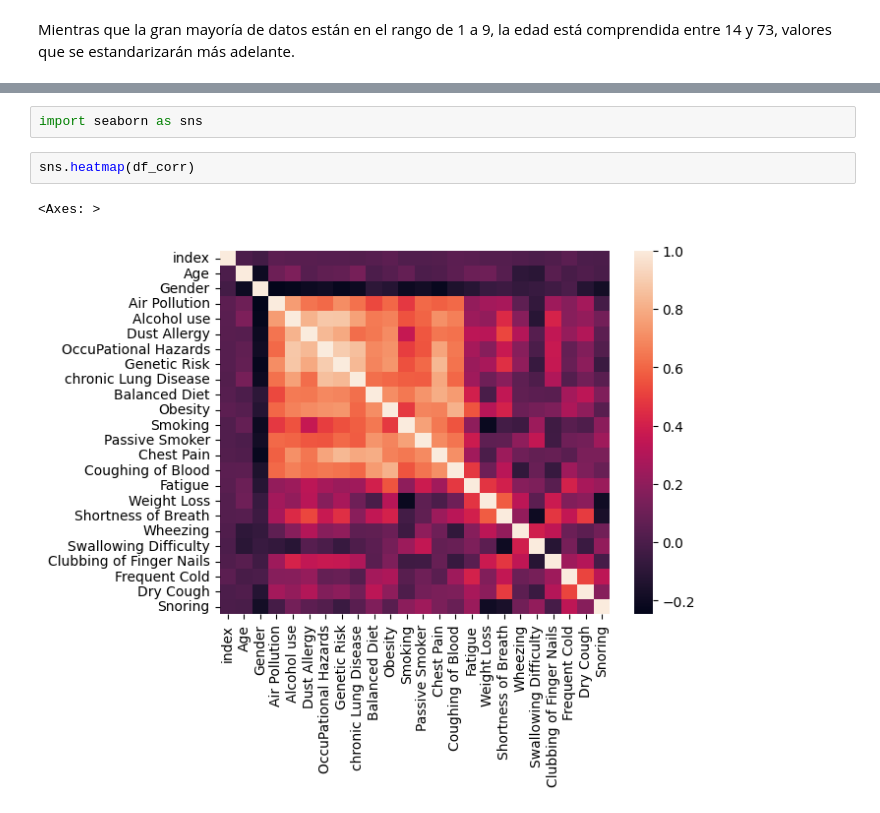
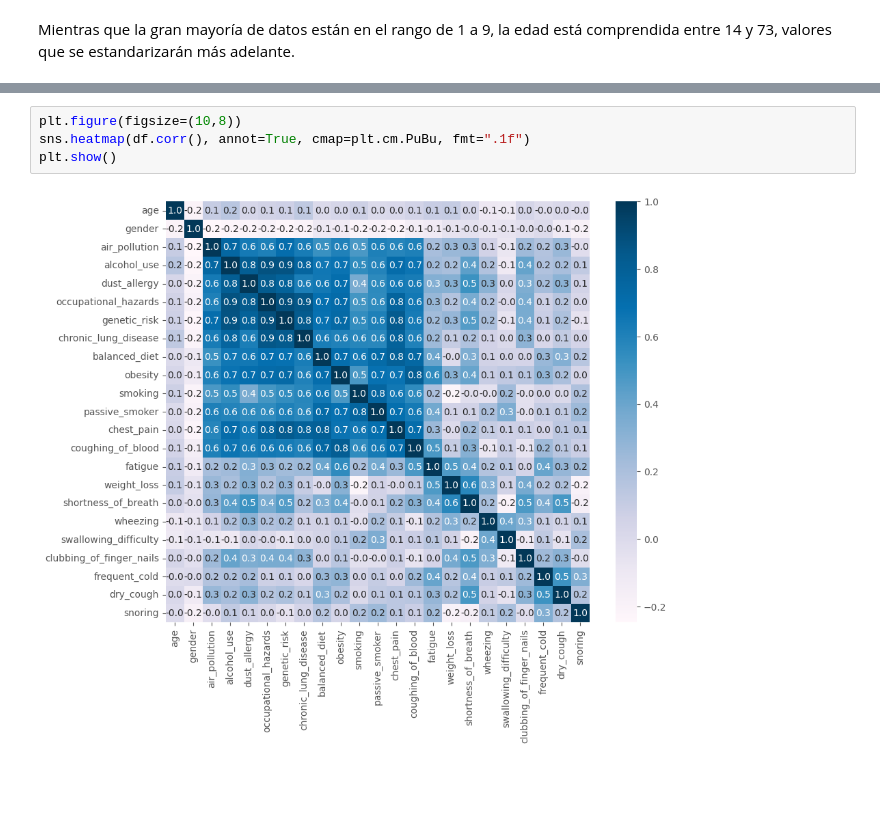
Before and after one commit to carmenarrabali/TFG, a Jupyter notebook: TFG_ArrabaliCañete.ipynb, the cells around one changed output, grey strips where cells are left out. Saved outputs shown, nothing was run; the diff lists cells and outputs as text; blank space fills up the shorter version.

```diff
--- a/TFG_ArrabaliCañete.ipynb
+++ b/TFG_ArrabaliCañete.ipynb
@@ -106,7 +186,6 @@ df_corr
-# %%
-import seaborn as sns
-# %%
-sns.heatmap(df_corr)
-# %% [output]
-<Axes: >
-[figure, removed]
+# %%
+plt.figure(figsize=(10,8))
+sns.heatmap(df.corr(), annot=True, cmap=plt.cm.PuBu, fmt=".1f")
+plt.show()
+# %% [output]
+[figure, added]
```
Also changed, not shown: parts of 31 cells of this notebook.
